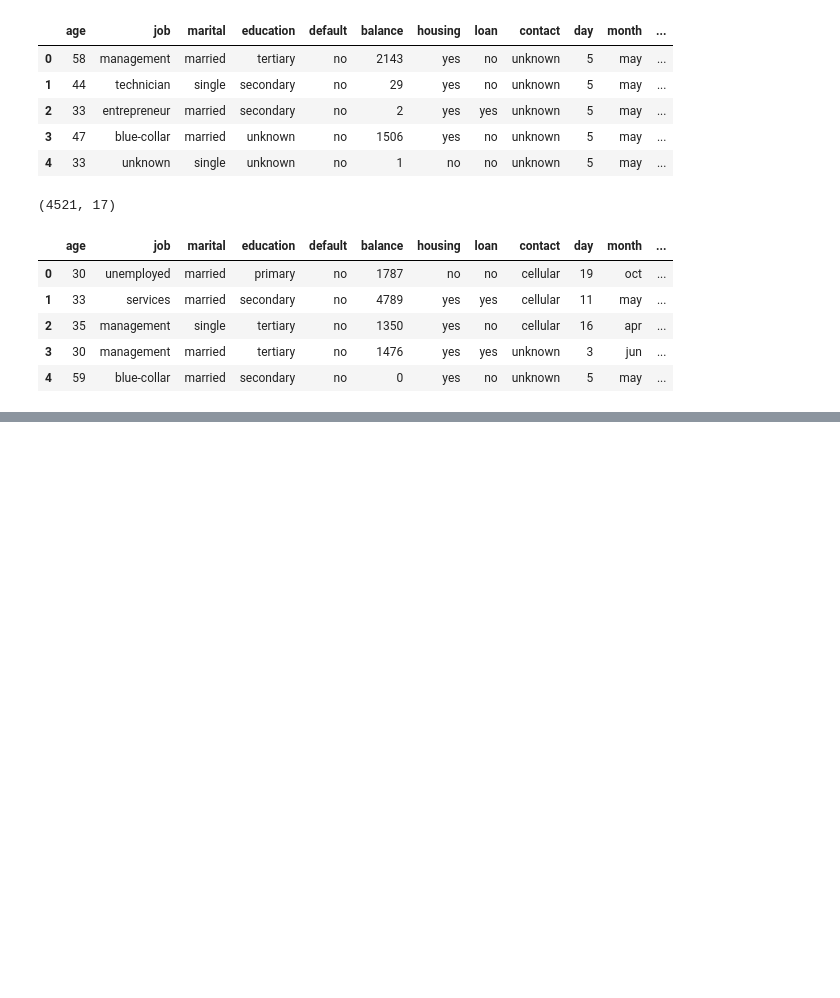
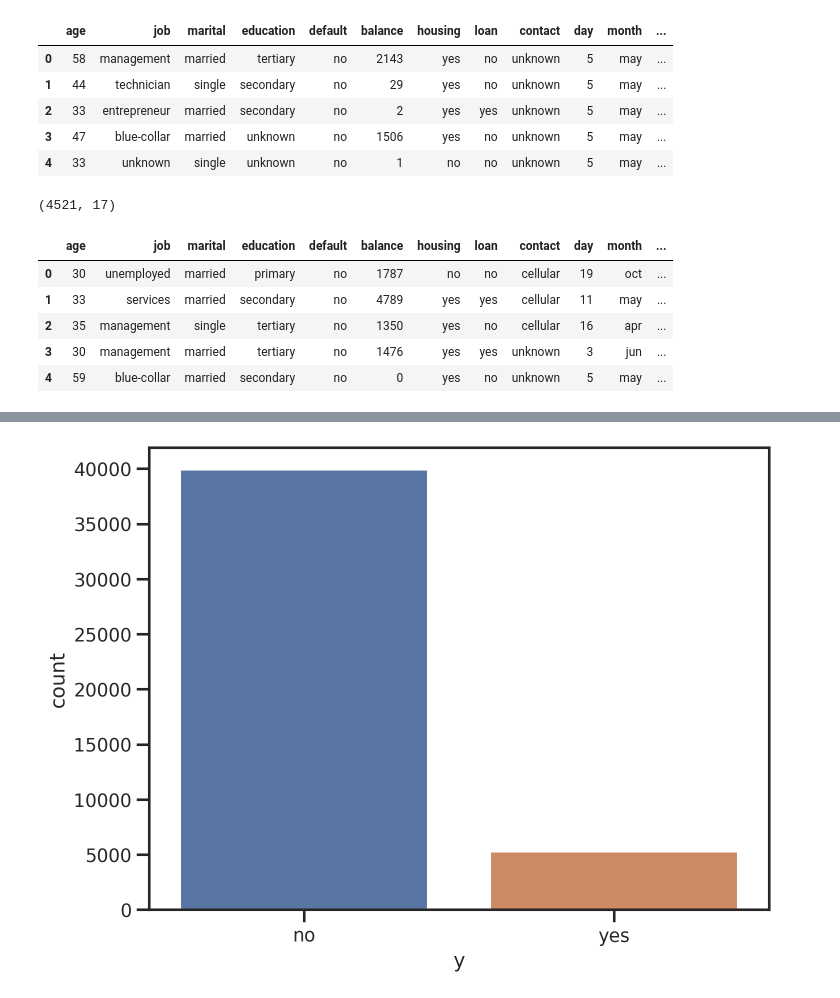
Before and after one commit to Brunchcode/Banking-Marketing-Targets-Prediction, a Jupyter notebook: Banking_Marketing_Targets_Prediction.ipynb, the cells around one changed output, grey strips where cells are left out. Cells and saved outputs as stored; diff of their text form; code cells hidden in the pictures; blank space fills up the shorter version.

```diff
--- a/Banking_Marketing_Targets_Prediction.ipynb
+++ b/Banking_Marketing_Targets_Prediction.ipynb
@@ -43,0 +74,6 @@ test_data.head()
+# %%
+# Visualize the distribution of the target variable
+sns.countplot(x='y', data=train_data)
+plt.show()
+# %% [output]
+[figure, added]
```
Also changed, not shown: parts of 11 cells of this notebook.
